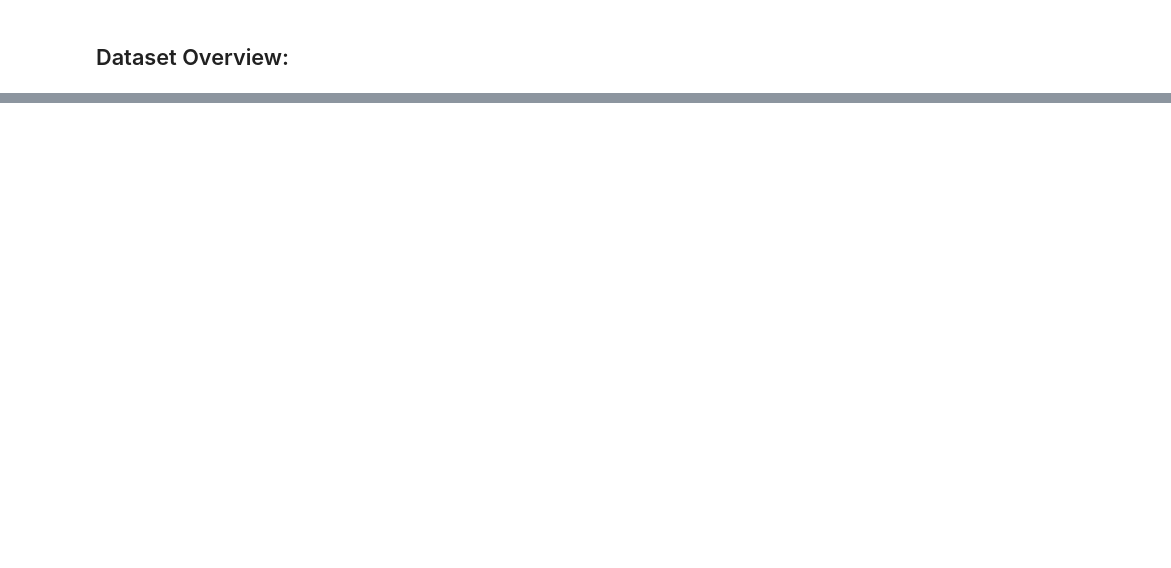
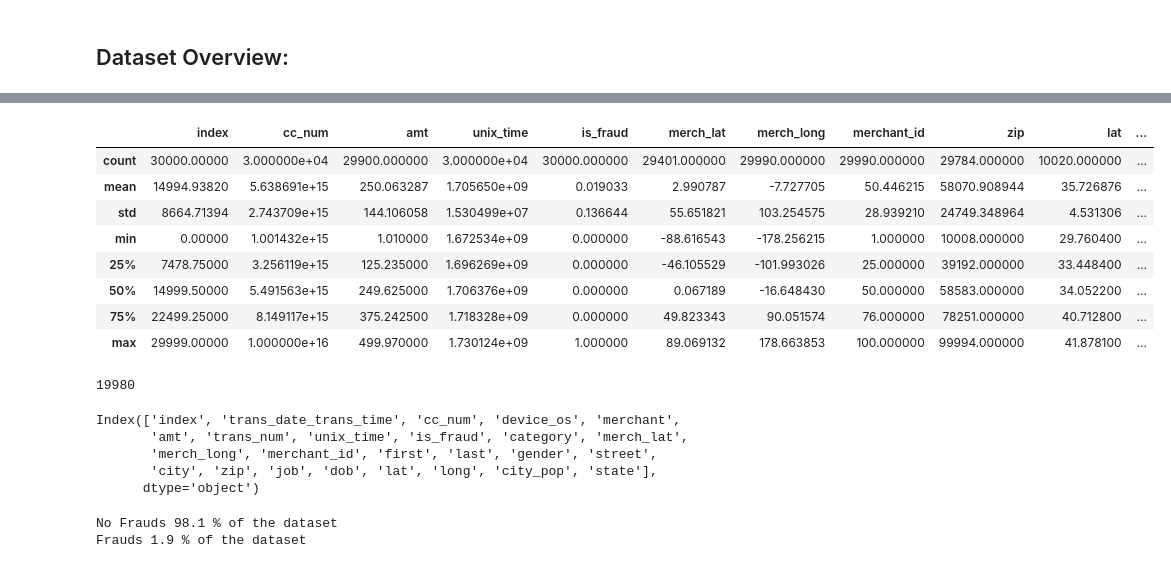
Before and after one commit to Leonardo1924/Fraud-Detection, a Jupyter notebook: FraudeDetection.ipynb, the cells around one changed output, grey strips where cells are left out. Cells and saved outputs as stored; diff of their text form; code cells hidden in the pictures; blank space fills up the shorter version.

```diff
--- a/FraudeDetection.ipynb
+++ b/FraudeDetection.ipynb
@@ -29,0 +54,30 @@ The dataset contains **30,000 rows** and **25 columns**, comprising a mix of tra
+# %%
+df.describe()
+# %% [output]
+|  | index | cc_num | amt | unix_time | is_fraud | merch_lat | merch_long | merchant_id | zip | lat | ... |
+| count | 30000.00000 | 3.000000e+04 | 29900.000000 | 3.000000e+04 | 30000.000000 | 29401.000000 | 29990.000000 | 29990.000000 | 29784.000000 | 10020.000000 | ... |
+| mean | 14994.93820 | 5.638691e+15 | 250.063287 | 1.705650e+09 | 0.019033 | 2.990787 | -7.727705 | 50.446215 | 58070.908944 | 35.726876 | ... |
+| std | 8664.71394 | 2.743709e+15 | 144.106058 | 1.530499e+07 | 0.136644 | 55.651821 | 103.254575 | 28.939210 | 24749.348964 | 4.531306 | ... |
+| min | 0.00000 | 1.001432e+15 | 1.010000 | 1.672534e+09 | 0.000000 | -88.616543 | -178.256215 | 1.000000 | 10008.000000 | 29.760400 | ... |
+| 25% | 7478.75000 | 3.256119e+15 | 125.235000 | 1.696269e+09 | 0.000000 | -46.105529 | -101.993026 | 25.000000 | 39192.000000 | 33.448400 | ... |
+| 50% | 14999.50000 | 5.491563e+15 | 249.625000 | 1.706376e+09 | 0.000000 | 0.067189 | -16.648430 | 50.000000 | 58583.000000 | 34.052200 | ... |
+| 75% | 22499.25000 | 8.149117e+15 | 375.242500 | 1.718328e+09 | 0.000000 | 49.823343 | 90.051574 | 76.000000 | 78251.000000 | 40.712800 | ... |
+| max | 29999.00000 | 1.000000e+16 | 499.970000 | 1.730124e+09 | 1.000000 | 89.069132 | 178.663853 | 100.000000 | 99994.000000 | 41.878100 | ... |
+# %%
+df.isnull().sum().max()
+# %% [output]
+19980
+# %%
+df.columns
+# %% [output]
+Index(['index', 'trans_date_trans_time', 'cc_num', 'device_os', 'merchant',
+       'amt', 'trans_num', 'unix_time', 'is_fraud', 'category', 'merch_lat',
+       'merch_long', 'merchant_id', 'first', 'last', 'gender', 'street',
+       'city', 'zip', 'job', 'dob', 'lat', 'long', 'city_pop', 'state'],
+      dtype='object')
+# %%
+print('No Frauds', round(df['is_fraud'].value_counts()[0]/len(df) * 100,2), '% of the dataset')
+print('Frauds', round(df['is_fraud'].value_counts()[1]/len(df) * 100,2), '% of the dataset')
+# %% [output]
+No Frauds 98.1 % of the dataset
+Frauds 1.9 % of the dataset
```
Also changed, not shown: parts of 8 cells of this notebook, 13 other files.
